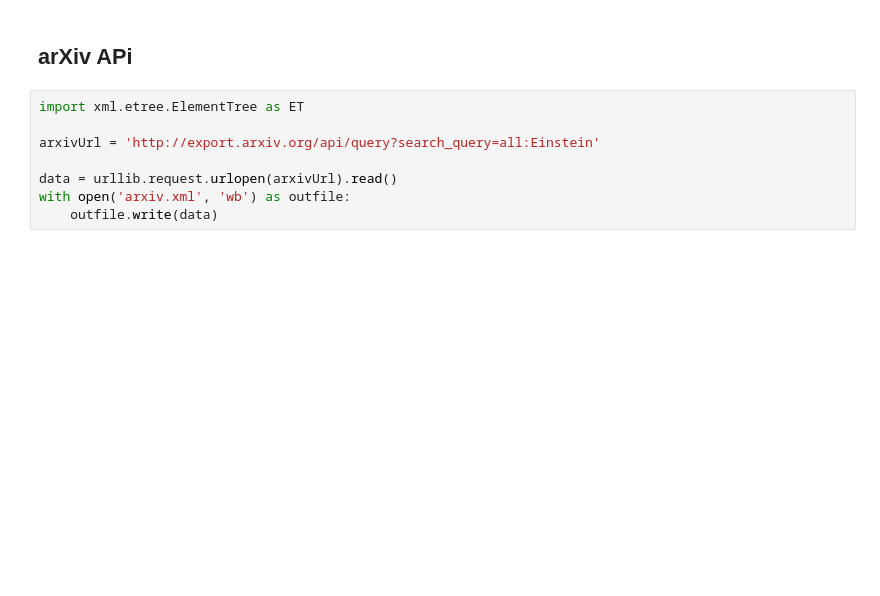
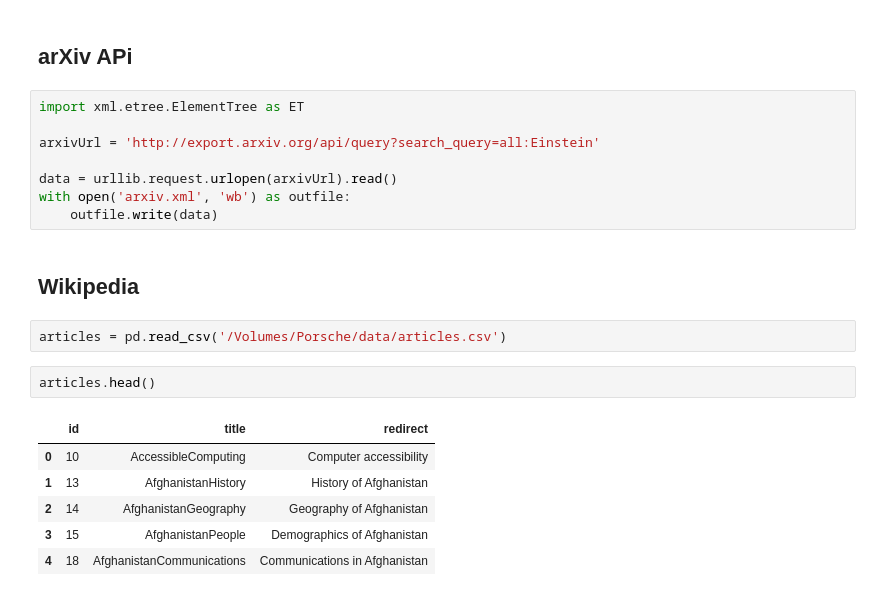
Before and after one commit to ThomPijnenburg/di-proposal, a Jupyter notebook: Analysis.ipynb, the cells around one changed output. Saved outputs shown, nothing was run; the diff lists cells and outputs as text; blank space fills up the shorter version.

```diff
--- a/Analysis.ipynb
+++ b/Analysis.ipynb
@@ -100,3 +103,16 @@ arxivUrl = 'http://export.arxiv.org/api/query?search_query=all:Einstein'
 data = urllib.request.urlopen(arxivUrl).read()
 with open('arxiv.xml', 'wb') as outfile:
     outfile.write(data)
+# %% [markdown]
+## Wikipedia
+# %%
+articles = pd.read_csv('/Volumes/Porsche/data/articles.csv')
+# %%
+articles.head()
+# %% [output]
+|  | id | title | redirect |
+| 0 | 10 | AccessibleComputing | Computer accessibility |
+| 1 | 13 | AfghanistanHistory | History of Afghanistan |
+| 2 | 14 | AfghanistanGeography | Geography of Afghanistan |
+| 3 | 15 | AfghanistanPeople | Demographics of Afghanistan |
+| 4 | 18 | AfghanistanCommunications | Communications in Afghanistan |
```
Also changed, not shown: parts of 1 cell of this notebook, 2 other files.
